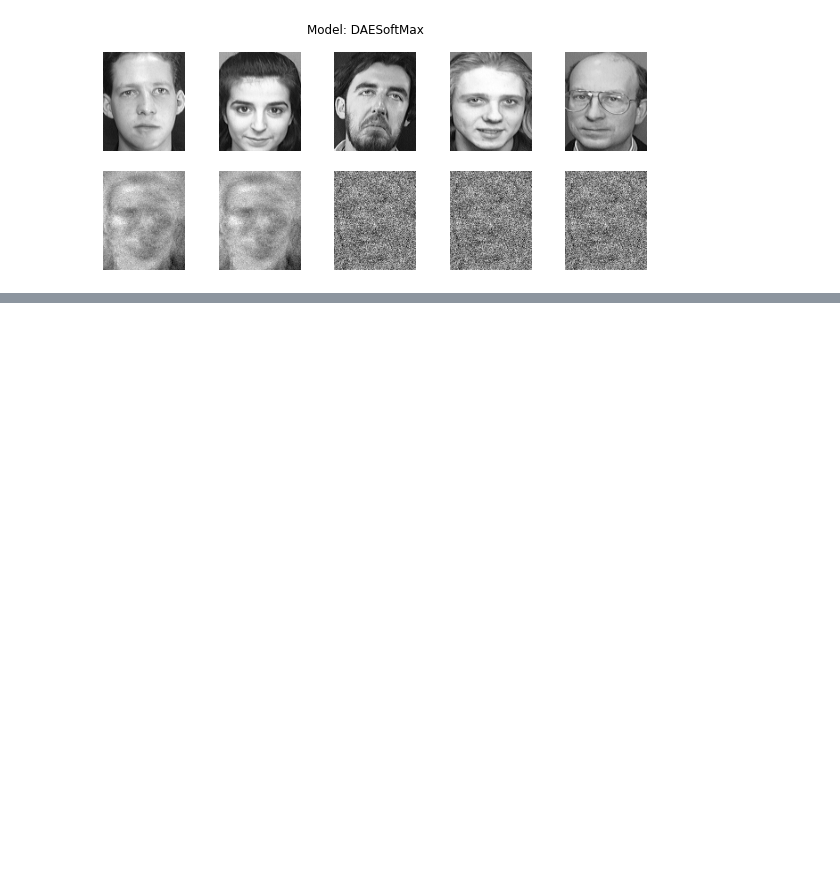
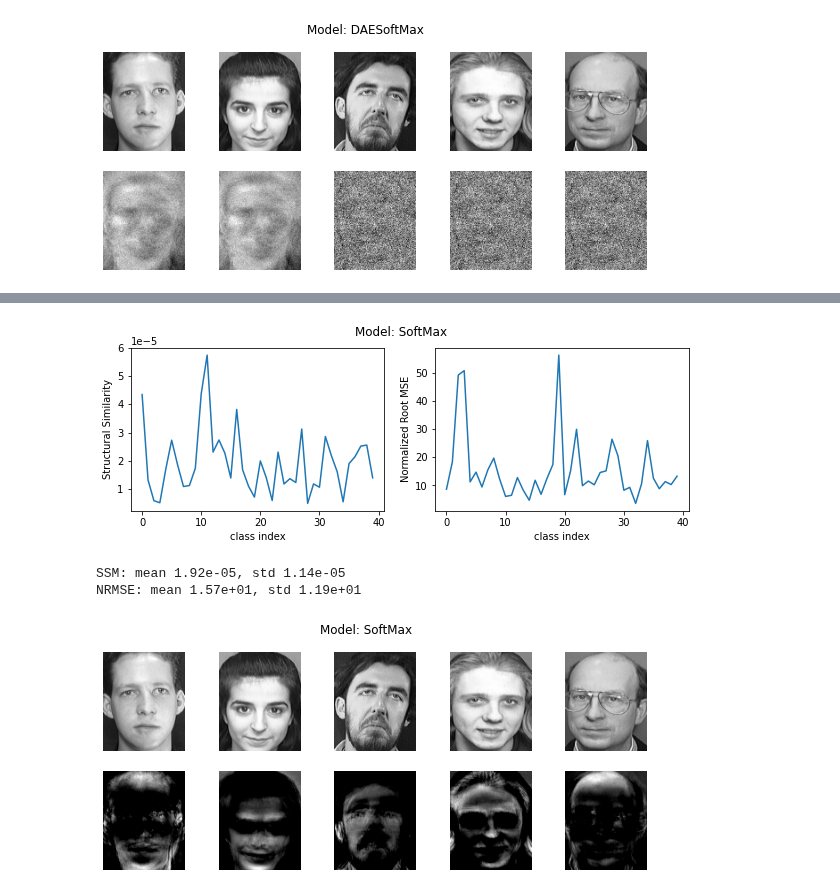
Before and after one commit to omgwenxx/machine_learning, a Jupyter notebook: assignment3/app/template.ipynb, the cells around one changed output, grey strips where cells are left out. Cells and saved outputs as stored; diff of their text form; code cells hidden in the pictures; blank space fills up the shorter version.

```diff
--- a/assignment3/app/template.ipynb
+++ b/assignment3/app/template.ipynb
@@ -110,2 +93,3 @@ buildModel(SoftMax(), 0.01, 50, True)
 # %%
-invert(SoftMax(), lrMod=0.001, lrInv=0.001, nStep=50, plot=True)
+invertModel(SoftMax(), lrMod=0.001, lrInv=0.001, nStep=50, plot=True)
+# %% [output]
@@ -112,3 +98,7 @@ invert(SoftMax(), lrMod=0.001, lrInv=0.001, nStep=50, plot=True)
+[figure, added]
+SSM: mean 1.92e-05, std 1.14e-05
+NRMSE: mean 1.57e+01, std 1.19e+01
+[figure, added]
 # %%
 buildModel(MLP(), 0.0001, 500, True)
 # %%
```
Also changed, not shown: parts of 6 cells of this notebook, 3 other files.
